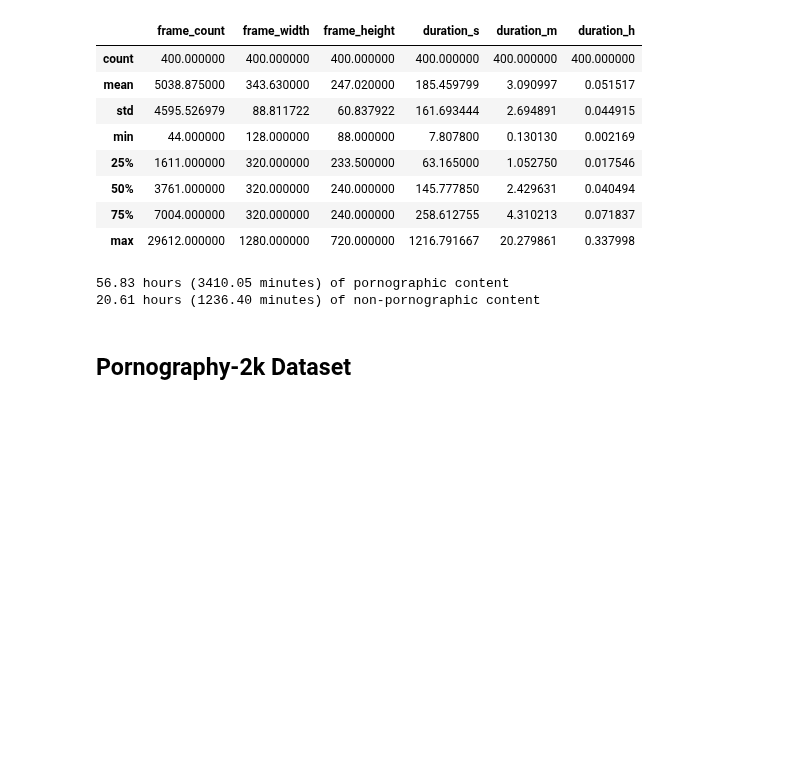
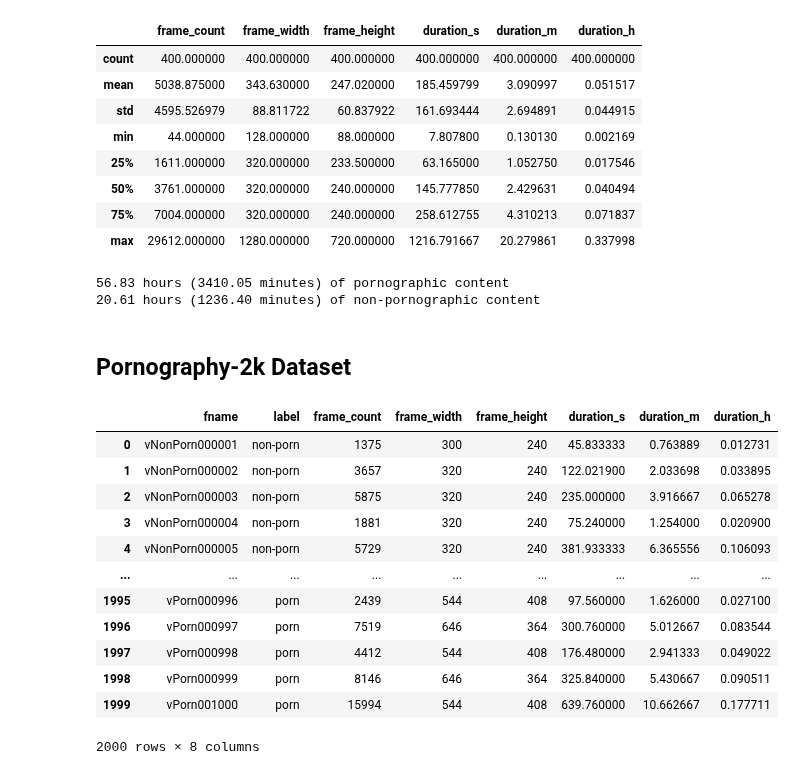
Before and after one commit to margaridav27/end-to-end-framework-pornography-detection, a Jupyter notebook: src/exploratory_data_analysis.ipynb, the cells around one changed output. Cells and saved outputs as stored; diff of their text form; code cells hidden in the pictures; blank space fills up the shorter version.

```diff
--- a/src/exploratory_data_analysis.ipynb
+++ b/src/exploratory_data_analysis.ipynb
@@ -244,8 +274,6 @@ print(f"{p800_non_porn['duration_h'].sum():.2f} hours ({p800_non_porn['duration_
 # %% [markdown]
 ## Pornography-2k Dataset
 # %%
-video_paths = glob.glob(f"{PORN_2K_DIR}/*.mp4")
-
 p2k_data = {
   "fname": [],
   "label": [],
@@ -255,8 +283,10 @@ p2k_data = {
   "duration_s": [],
 }
 
-for video_path in video_paths:
-  specs = get_video_specs(video_path)
+for video in os.listdir(PORN_2K_DIR):
+  if video.startswith("."): continue
+
+  specs = get_video_specs(os.path.join(PORN_2K_DIR, video))
 
   p2k_data["fname"].append(specs["fname"])
   p2k_data["label"].append(specs["label"])
@@ -269,5 +299,22 @@ p2k = pd.DataFrame(p2k_data)
 # %%
 p2k["duration_m"] = p2k["duration_s"] / 60
 p2k["duration_h"] = p2k["duration_s"] / 3600
+# %%
+p2k = p2k.sort_values(by=["fname"]).reset_index(drop=True)
+p2k
+# %% [output]
+|  | fname | label | frame_count | frame_width | frame_height | duration_s | duration_m | duration_h |
+| 0 | vNonPorn000001 | non-porn | 1375 | 300 | 240 | 45.833333 | 0.763889 | 0.012731 |
+| 1 | vNonPorn000002 | non-porn | 3657 | 320 | 240 | 122.021900 | 2.033698 | 0.033895 |
+| 2 | vNonPorn000003 | non-porn | 5875 | 320 | 240 | 235.000000 | 3.916667 | 0.065278 |
+| 3 | vNonPorn000004 | non-porn | 1881 | 320 | 240 | 75.240000 | 1.254000 | 0.020900 |
+| 4 | vNonPorn000005 | non-porn | 5729 | 320 | 240 | 381.933333 | 6.365556 | 0.106093 |
+| ... | ... | ... | ... | ... | ... | ... | ... | ... |
+| 1995 | vPorn000996 | porn | 2439 | 544 | 408 | 97.560000 | 1.626000 | 0.027100 |
+| 1996 | vPorn000997 | porn | 7519 | 646 | 364 | 300.760000 | 5.012667 | 0.083544 |
+| 1997 | vPorn000998 | porn | 4412 | 544 | 408 | 176.480000 | 2.941333 | 0.049022 |
+| 1998 | vPorn000999 | porn | 8146 | 646 | 364 | 325.840000 | 5.430667 | 0.090511 |
+| 1999 | vPorn001000 | porn | 15994 | 544 | 408 | 639.760000 | 10.662667 | 0.177711 |
+2000 rows × 8 columns
 # %%
 p2k.describe()
```
Also changed, not shown: parts of 22 cells of this notebook.
